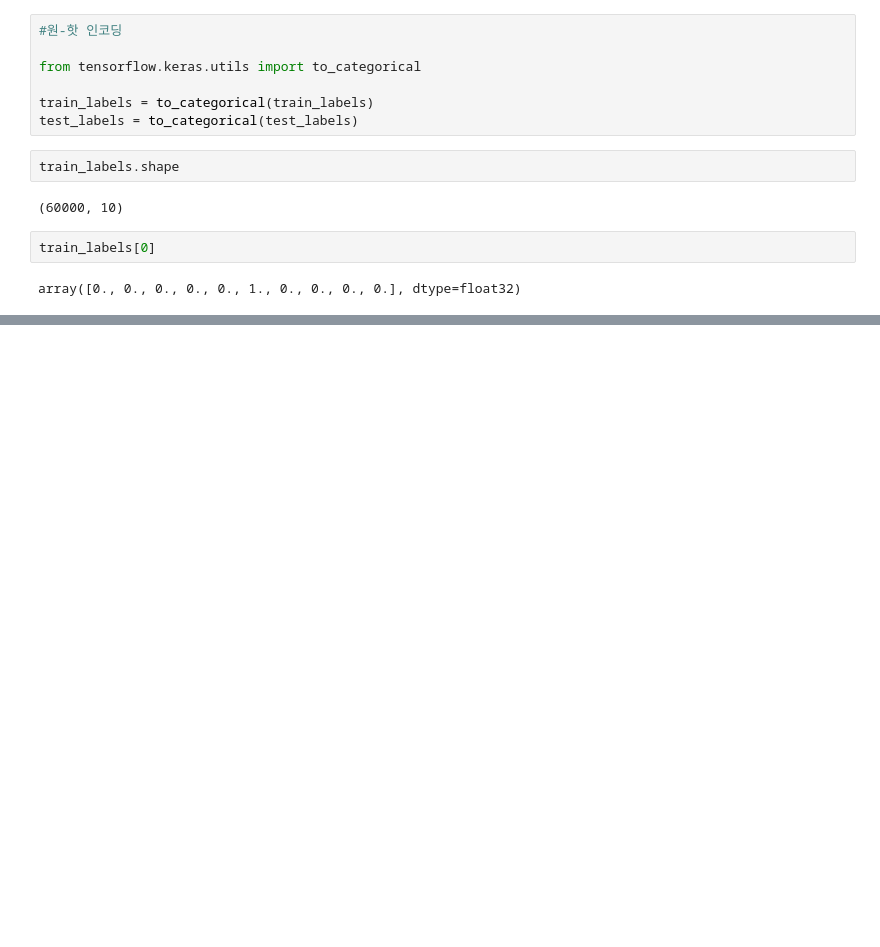
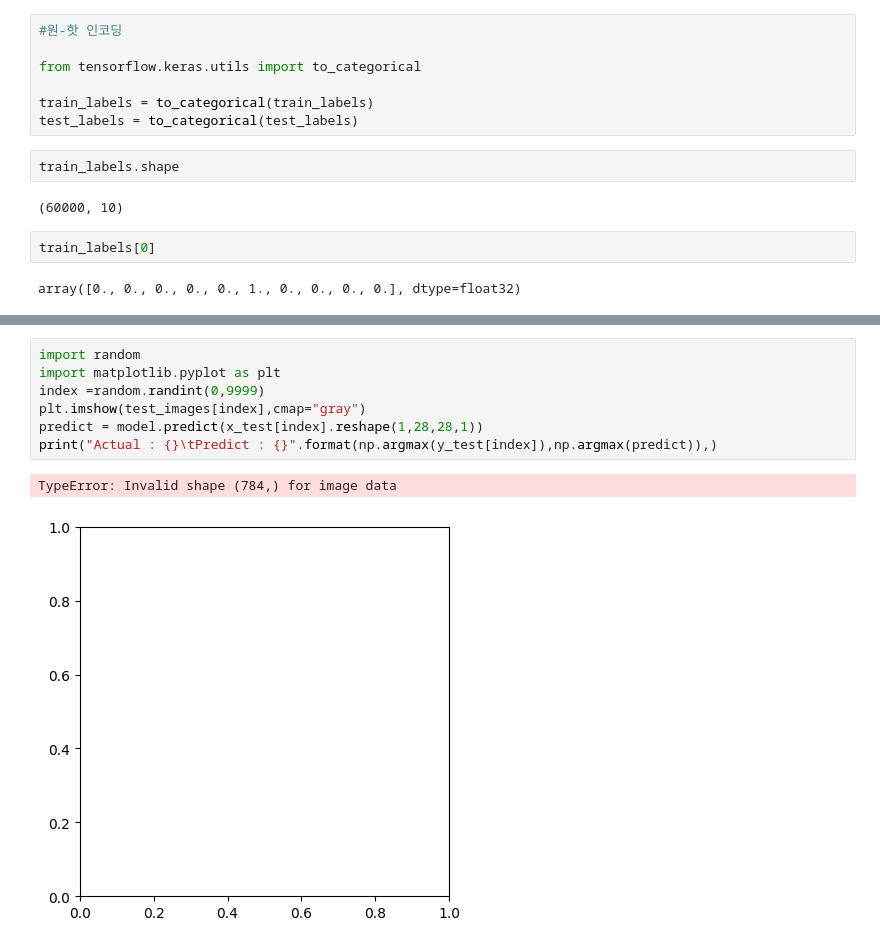
Before and after one commit to jinkyu-ju/DeepLearning, a Jupyter notebook: 2.1_exercise.ipynb, the cells around one changed output, grey strips where cells are left out. Cells and saved outputs as stored; diff of their text form; blank space fills up the shorter version.

```diff
--- a/2.1_exercise.ipynb
+++ b/2.1_exercise.ipynb
@@ -356,0 +555,10 @@ test_acc: 0.9796000123023987
+# %%
+import random
+import matplotlib.pyplot as plt
+index =random.randint(0,9999)
+plt.imshow(test_images[index],cmap="gray")
+predict = model.predict(x_test[index].reshape(1,28,28,1))
+print("Actual : {}\tPredict : {}".format(np.argmax(y_test[index]),np.argmax(predict)),)
+# %% [output]
+TypeError: Invalid shape (784,) for image data
+[figure, added]
```
Also changed, not shown: parts of 32 cells of this notebook.
